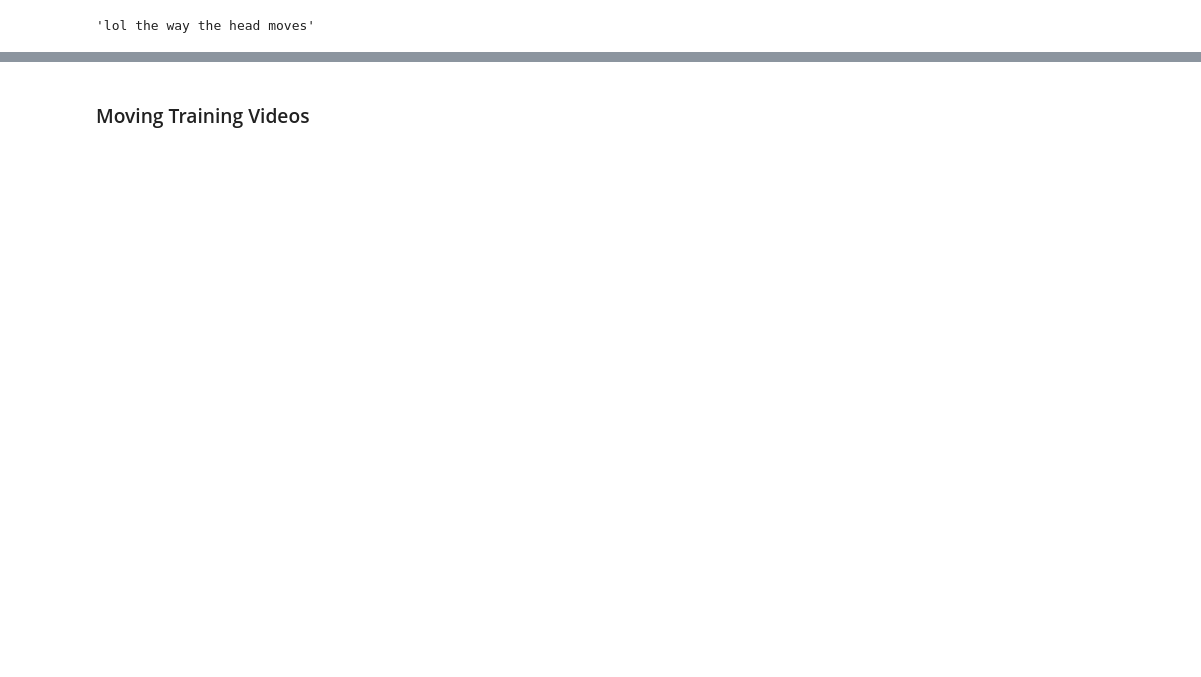
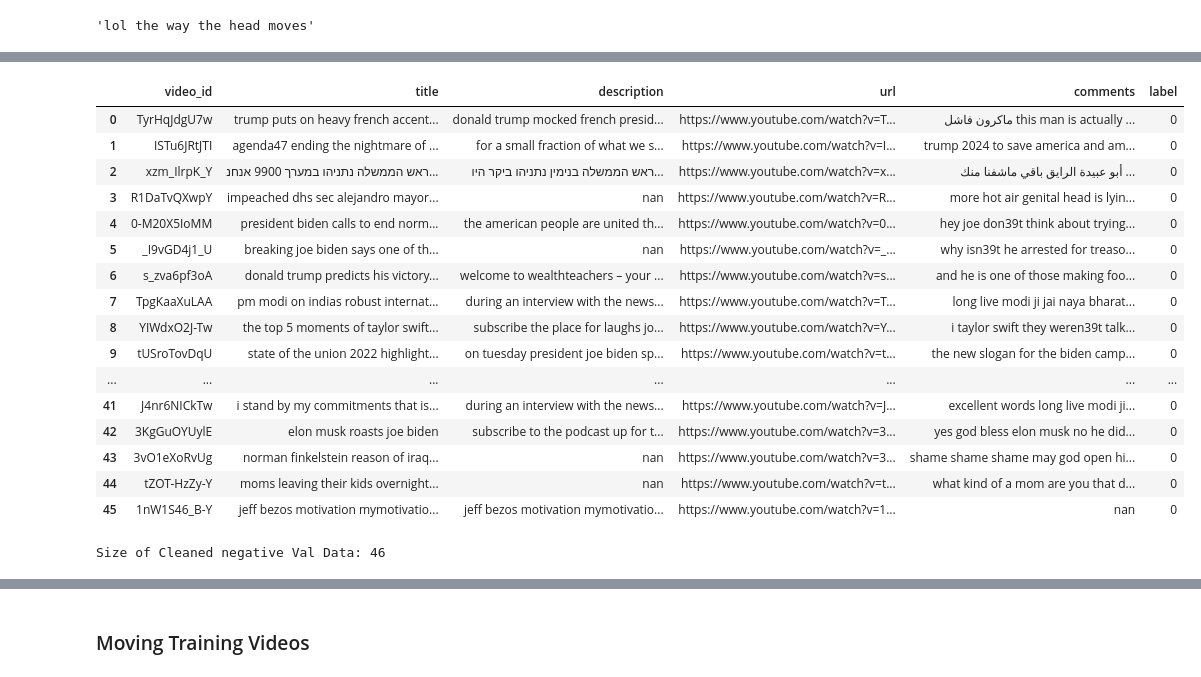
Before and after one commit to davendramaharaj1/deepfake_extractions, a Jupyter notebook: data_exp_notebooks/data.ipynb, the cells around one changed output, grey strips where cells are left out. Cells and saved outputs as stored; diff of their text form; code cells hidden in the pictures; blank space fills up the shorter version.

```diff
--- a/data_exp_notebooks/data.ipynb
+++ b/data_exp_notebooks/data.ipynb
@@ -193,0 +377,33 @@ test_dir = os.path.join('/home/davendra/ml-prj/deepfake_extractions/test')
+# %%
+cleaned_neg_val_df = pd.DataFrame(columns=['video_id', 'title', 'description', 'url', 'comments', 'label'])
+cleaned_neg_val_df = pd.DataFrame(columns=['video_id', 'title', 'description', 'url', 'comments', 'label'])
+cleaned_neg_val_df = pd.DataFrame(columns=['video_id', 'title', 'description', 'url', 'comments', 'label'])
+
+cleaned_neg_val_df['video_id'] = neg_val_df['video_id']
+cleaned_neg_val_df['url'] = neg_val_df['url']
+cleaned_neg_val_df['label'] = neg_val_df['label']
+cleaned_neg_val_df['title'] = neg_val_df['title'].apply(clean_text)
+cleaned_neg_val_df['description'] = neg_val_df['description'].apply(clean_text)
+cleaned_neg_val_df['comments'] = neg_val_df['comments'].apply(clean_text)
+# %%
+display(cleaned_neg_val_df)
+print(f'Size of Cleaned negative Val Data: {len(cleaned_neg_val_df)}')
+# %% [output]
+|  | video_id | title | description | url | comments | label |
+| 0 | TyrHqJdgU7w | trump puts on heavy french accent... | donald trump mocked french presid... | https://www.youtube.com/watch?v=T... | ماكرون فاشل this man is actually ... | 0 |
+| 1 | ISTu6JRtJTI | agenda47 ending the nightmare of ... | for a small fraction of what we s... | https://www.youtube.com/watch?v=I... | trump 2024 to save america and am... | 0 |
+| 2 | xzm_IlrpK_Y | ראש הממשלה נתניהו במערך 9900 אנחנ... | ראש הממשלה בנימין נתניהו ביקר היו... | https://www.youtube.com/watch?v=x... | أبو عبيدة الرايق باقي ماشفنا منك ... | 0 |
+| 3 | R1DaTvQXwpY | impeached dhs sec alejandro mayor... | nan | https://www.youtube.com/watch?v=R... | more hot air genital head is lyin... | 0 |
+| 4 | 0-M20X5IoMM | president biden calls to end norm... | the american people are united th... | https://www.youtube.com/watch?v=0... | hey joe don39t think about trying... | 0 |
+| 5 | _I9vGD4j1_U | breaking joe biden says one of th... | nan | https://www.youtube.com/watch?v=_... | why isn39t he arrested for treaso... | 0 |
+| 6 | s_zva6pf3oA | donald trump predicts his victory... | welcome to wealthteachers – your ... | https://www.youtube.com/watch?v=s... | and he is one of those making foo... | 0 |
+| 7 | TpgKaaXuLAA | pm modi on indias robust internat... | during an interview with the news... | https://www.youtube.com/watch?v=T... | long live modi ji jai naya bharat... | 0 |
+| 8 | YIWdxO2J-Tw | the top 5 moments of taylor swift... | subscribe the place for laughs jo... | https://www.youtube.com/watch?v=Y... | i taylor swift they weren39t talk... | 0 |
+| 9 | tUSroTovDqU | state of the union 2022 highlight... | on tuesday president joe biden sp... | https://www.youtube.com/watch?v=t... | the new slogan for the biden camp... | 0 |
+| ... | ... | ... | ... | ... | ... | ... |
+| 41 | J4nr6NICkTw | i stand by my commitments that is... | during an interview with the news... | https://www.youtube.com/watch?v=J... | excellent words long live modi ji... | 0 |
+| 42 | 3KgGuOYUylE | elon musk roasts joe biden | subscribe to the podcast up for t... | https://www.youtube.com/watch?v=3... | yes god bless elon musk no he did... | 0 |
+| 43 | 3vO1eXoRvUg | norman finkelstein reason of iraq... | nan | https://www.youtube.com/watch?v=3... | shame shame shame may god open hi... | 0 |
+| 44 | tZOT-HzZy-Y | moms leaving their kids overnight... | nan | https://www.youtube.com/watch?v=t... | what kind of a mom are you that d... | 0 |
+| 45 | 1nW1S46_B-Y | jeff bezos motivation mymotivatio... | jeff bezos motivation mymotivatio... | https://www.youtube.com/watch?v=1... | nan | 0 |
+Size of Cleaned negative Val Data: 46
```
Also changed, not shown: parts of 52 cells of this notebook.
